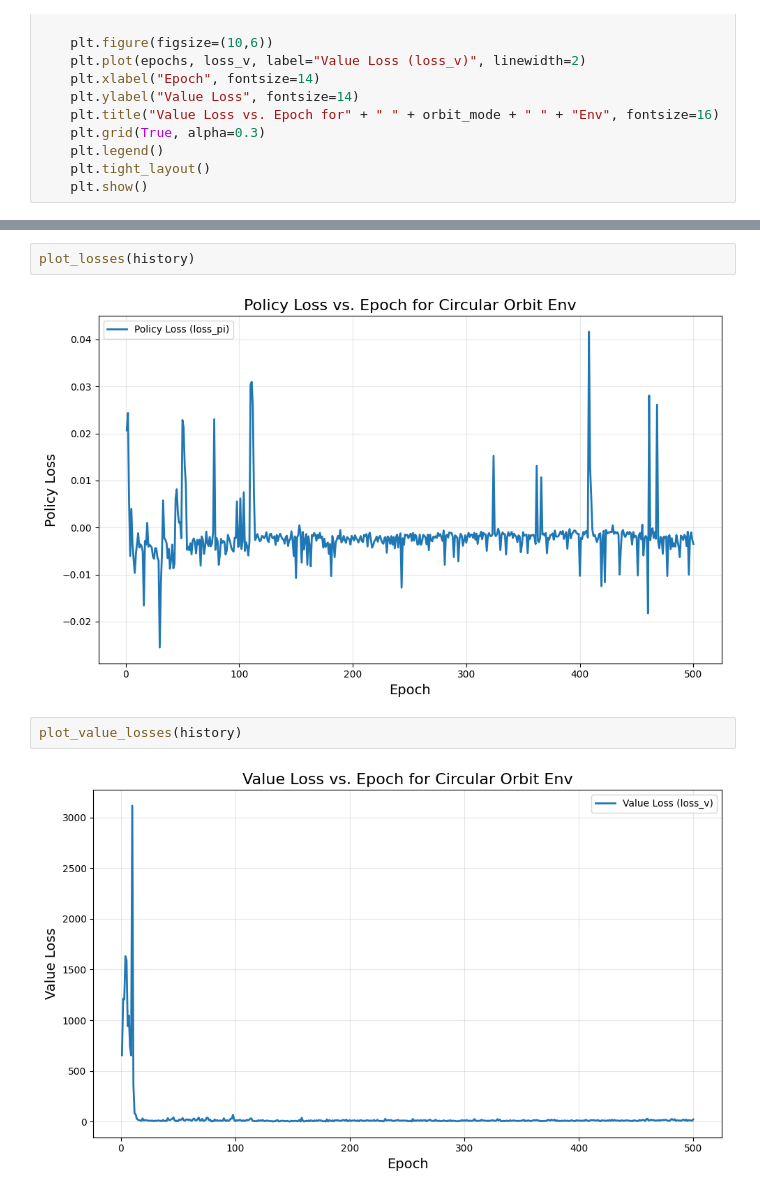
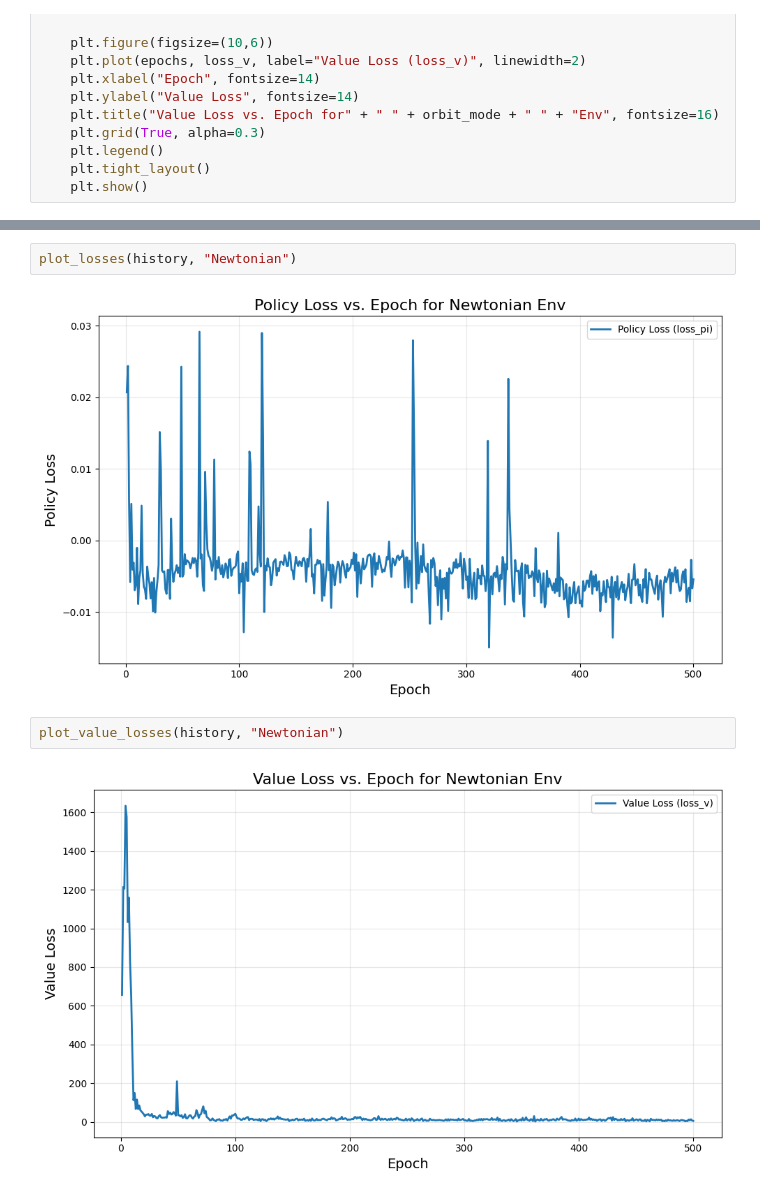
Before and after one commit to mkdar/MARLBlackHole, a Jupyter notebook: Newton_Circ_EBH.ipynb, the cells around one changed output, grey strips where cells are left out. Saved outputs shown, nothing was run; the diff lists cells and outputs as text.

```diff
--- a/Newton_Circ_EBH.ipynb
+++ b/Newton_Circ_EBH.ipynb
@@ -1505,8 +1520,8 @@ plot_reward(history, "Newtonian")
 # %%
-plot_losses(history)
+plot_losses(history, "Newtonian")
 # %% [output]
-[figure, old version]
+[figure, new version]
 # %%
-plot_value_losses(history)
+plot_value_losses(history, "Newtonian")
 # %% [output]
-[figure, old version]
+[figure, new version]
```
Also changed, not shown: parts of 6 cells of this notebook.
